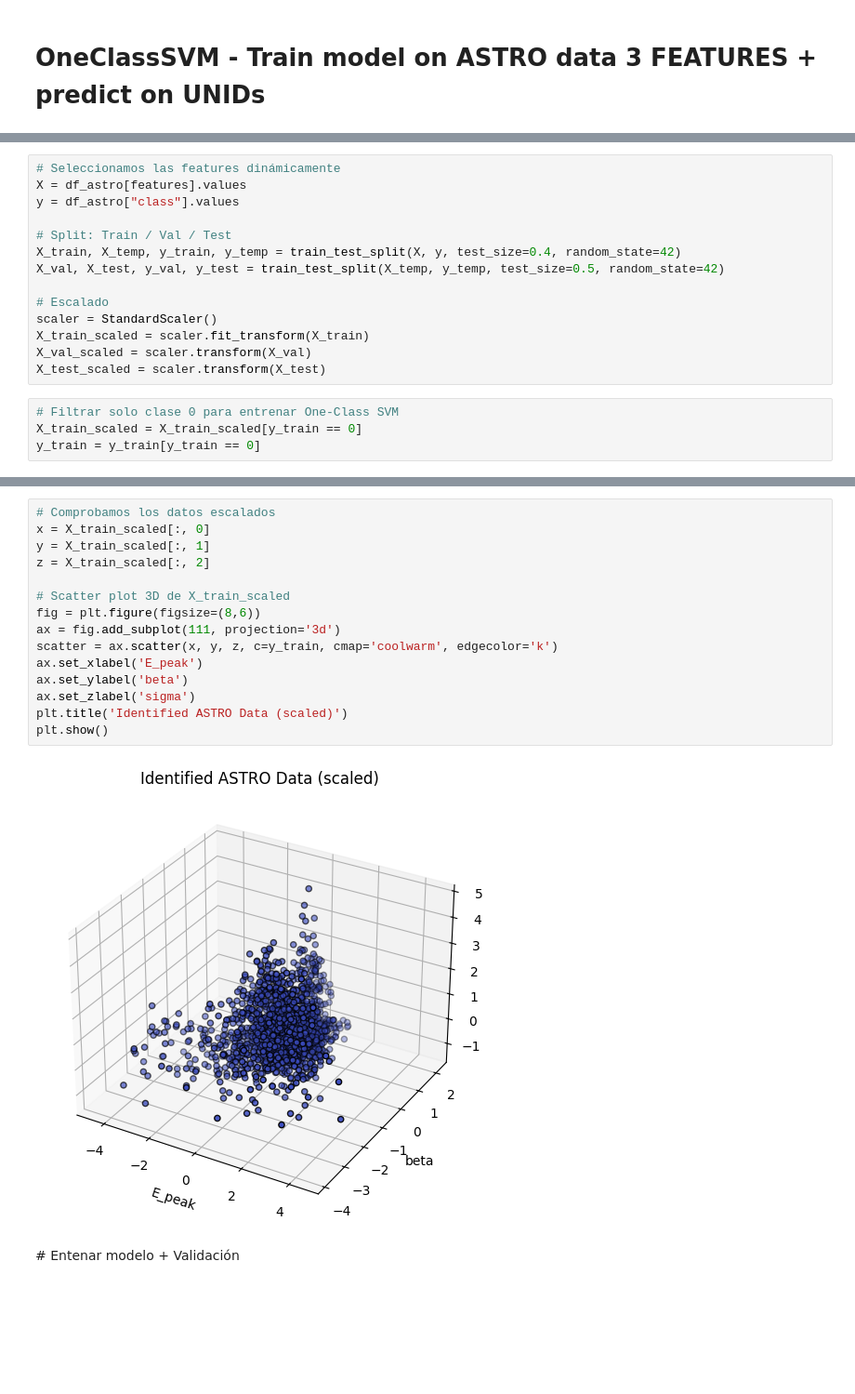
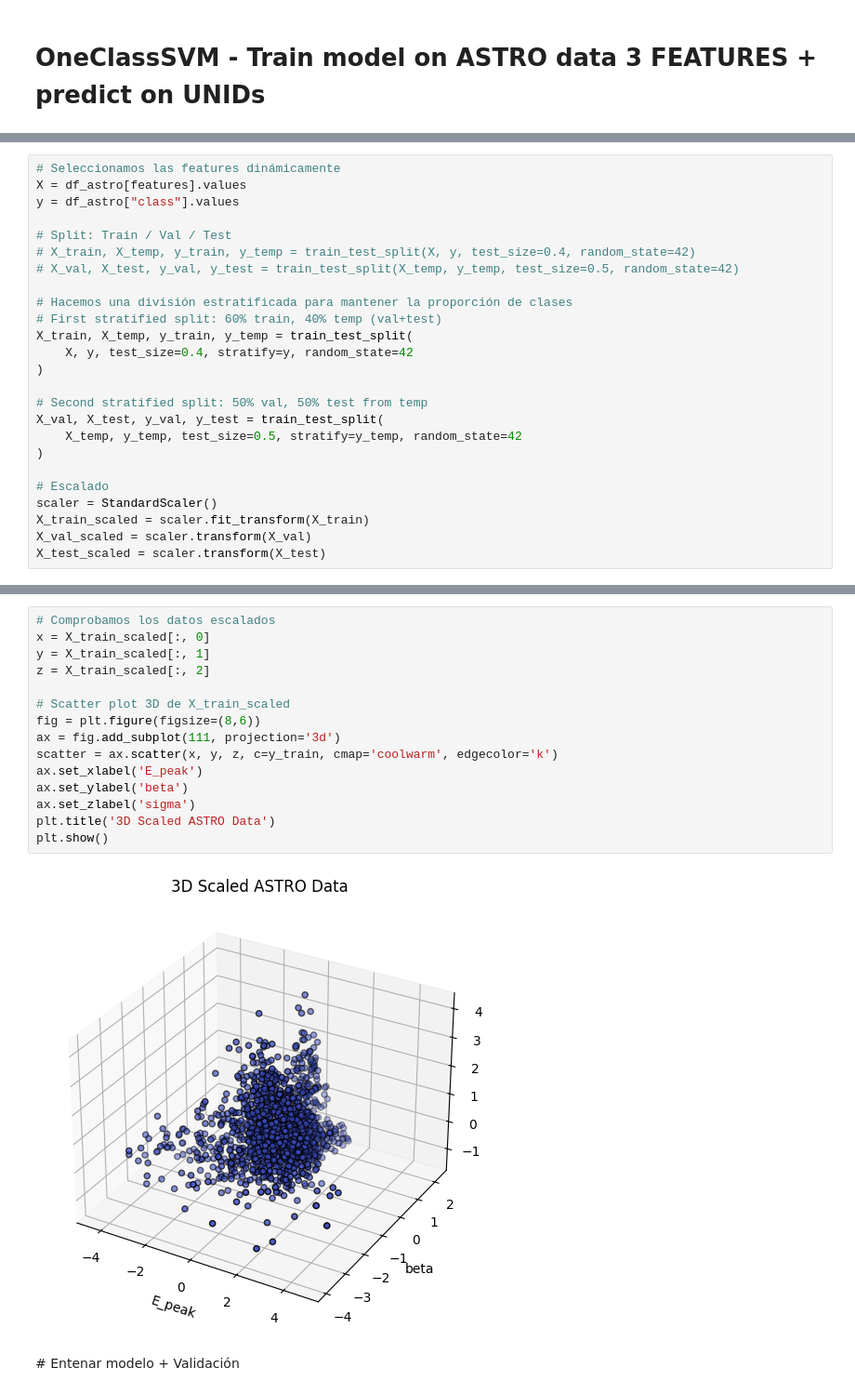
Before and after one commit to martacanirome4/DarkMatter_ML_TFG, a Jupyter notebook: notebooks/3F_OCSVM_astro_vs_unids.ipynb, the cells around one changed output, grey strips where cells are left out. Shown at 93% size. Cells and saved outputs as stored; diff of their text form; blank space fills up the shorter version.

```diff
--- a/notebooks/3F_OCSVM_astro_vs_unids.ipynb
+++ b/notebooks/3F_OCSVM_astro_vs_unids.ipynb
@@ -82,15 +111,22 @@ X = df_astro[features].values
 y = df_astro["class"].values
 
 # Split: Train / Val / Test
-X_train, X_temp, y_train, y_temp = train_test_split(X, y, test_size=0.4, random_state=42)
-X_val, X_test, y_val, y_test = train_test_split(X_temp, y_temp, test_size=0.5, random_state=42)
+# X_train, X_temp, y_train, y_temp = train_test_split(X, y, test_size=0.4, random_state=42)
+# X_val, X_test, y_val, y_test = train_test_split(X_temp, y_temp, test_size=0.5, random_state=42)
+
+# Hacemos una división estratificada para mantener la proporción de clases
+# First stratified split: 60% train, 40% temp (val+test)
+X_train, X_temp, y_train, y_temp = train_test_split(
+    X, y, test_size=0.4, stratify=y, random_state=42
+)
+
+# Second stratified split: 50% val, 50% test from temp
+X_val, X_test, y_val, y_test = train_test_split(
+    X_temp, y_temp, test_size=0.5, stratify=y_temp, random_state=42
+)
 
 # Escalado
 scaler = StandardScaler()
 X_train_scaled = scaler.fit_transform(X_train)
 X_val_scaled = scaler.transform(X_val)
 X_test_scaled = scaler.transform(X_test)
-# %%
-# Filtrar solo clase 0 para entrenar One-Class SVM
-X_train_scaled = X_train_scaled[y_train == 0]
-y_train = y_train[y_train == 0]
@@ -97,20 +162,20 @@ y_train = y_train[y_train == 0]
 # %%
 # Comprobamos los datos escalados
 x = X_train_scaled[:, 0]
 y = X_train_scaled[:, 1]
 z = X_train_scaled[:, 2]
 
 # Scatter plot 3D de X_train_scaled
 fig = plt.figure(figsize=(8,6))
 ax = fig.add_subplot(111, projection='3d')
 scatter = ax.scatter(x, y, z, c=y_train, cmap='coolwarm', edgecolor='k')
 ax.set_xlabel('E_peak')
 ax.set_ylabel('beta')
 ax.set_zlabel('sigma')
-plt.title('Identified ASTRO Data (scaled)')
+plt.title('3D Scaled ASTRO Data')
 plt.show()
 # %% [output]
-[figure, old version]
+[figure, new version]
 # %% [markdown]
 # Entenar modelo + Validación
 # %%
```
Also changed, not shown: parts of 33 cells of this notebook, 2 other files.
